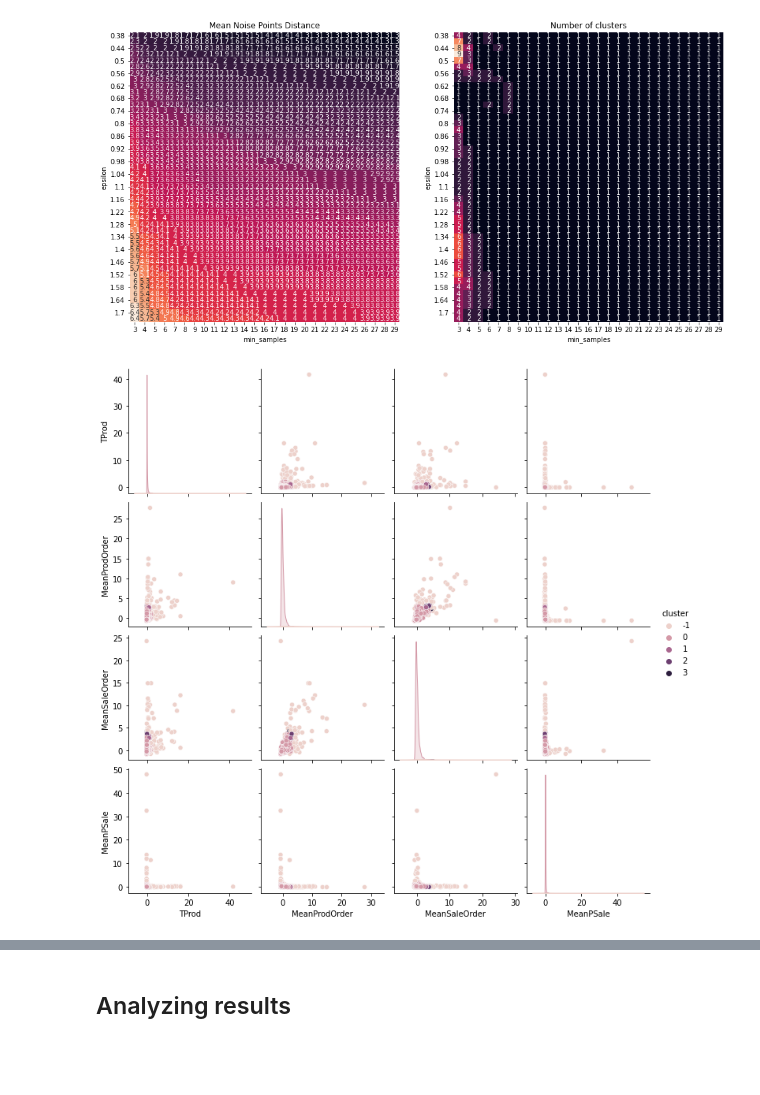
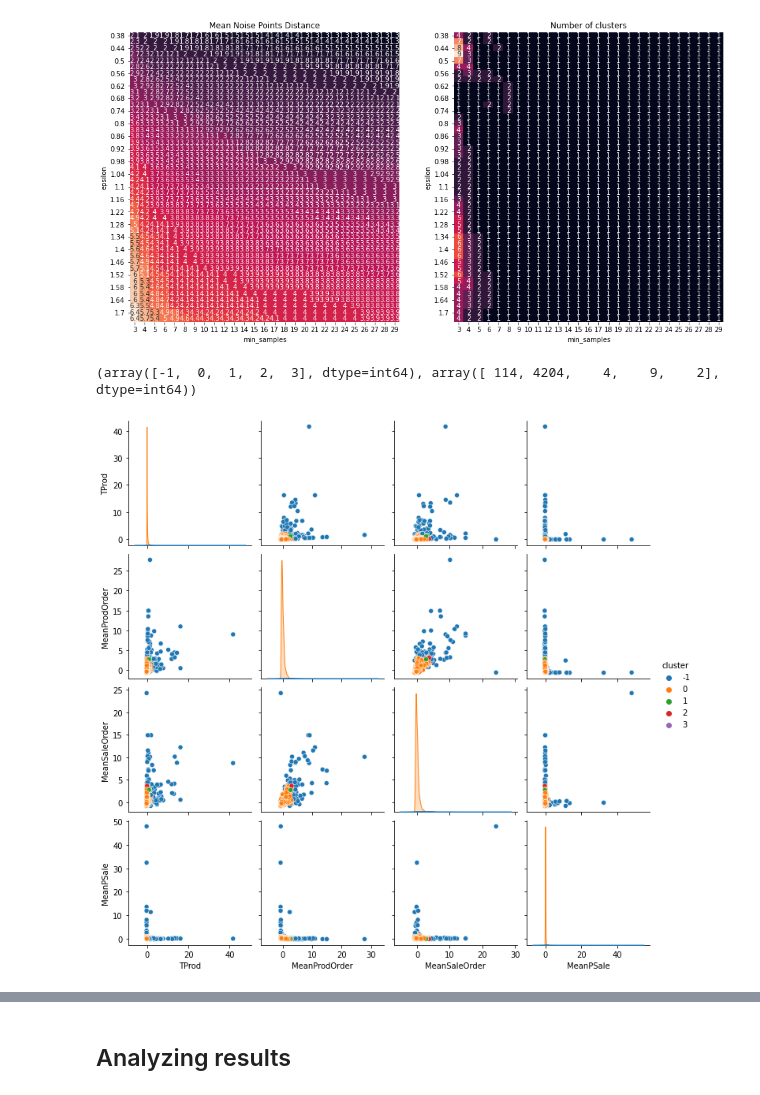
Before and after one commit to AlexPasqua/DM-project, a Jupyter notebook: DBSCAN.ipynb, the cells around one changed output, grey strips where cells are left out. Saved outputs shown, nothing was run; the diff lists cells and outputs as text; code cells hidden in the pictures; blank space fills up the shorter version.

Commit message:
Pairwise plot of attributes divided in clusters

```diff
--- a/DBSCAN.ipynb
+++ b/DBSCAN.ipynb
@@ -236,16 +233,15 @@ plt.show()
 # %% [output]
 [figure]
 # %%
-dbscan = DBSCAN(eps=0.53, min_samples=4)
-
-# Fitting
-dbscan.fit(df_norm)
+dbscan = DBSCAN(eps=0.53, min_samples=4).fit(df_norm)
+print(np.unique(dbscan.labels_, return_counts=True))
 
 # Extracting labels
 df_norm['cluster'] = dbscan.labels_
 
 # Pairplot
-sns.pairplot(df_norm, hue='cluster')
+sns.pairplot(df_norm, hue='cluster', palette='tab10')
 plt.show()
 # %% [output]
+(array([-1,  0,  1,  2,  3], dtype=int64), array([ 114, 4204,    4,    9,    2], dtype=int64))
-[figure, old version]
+[figure, new version]
```
Also changed, not shown: parts of 5 cells of this notebook.
